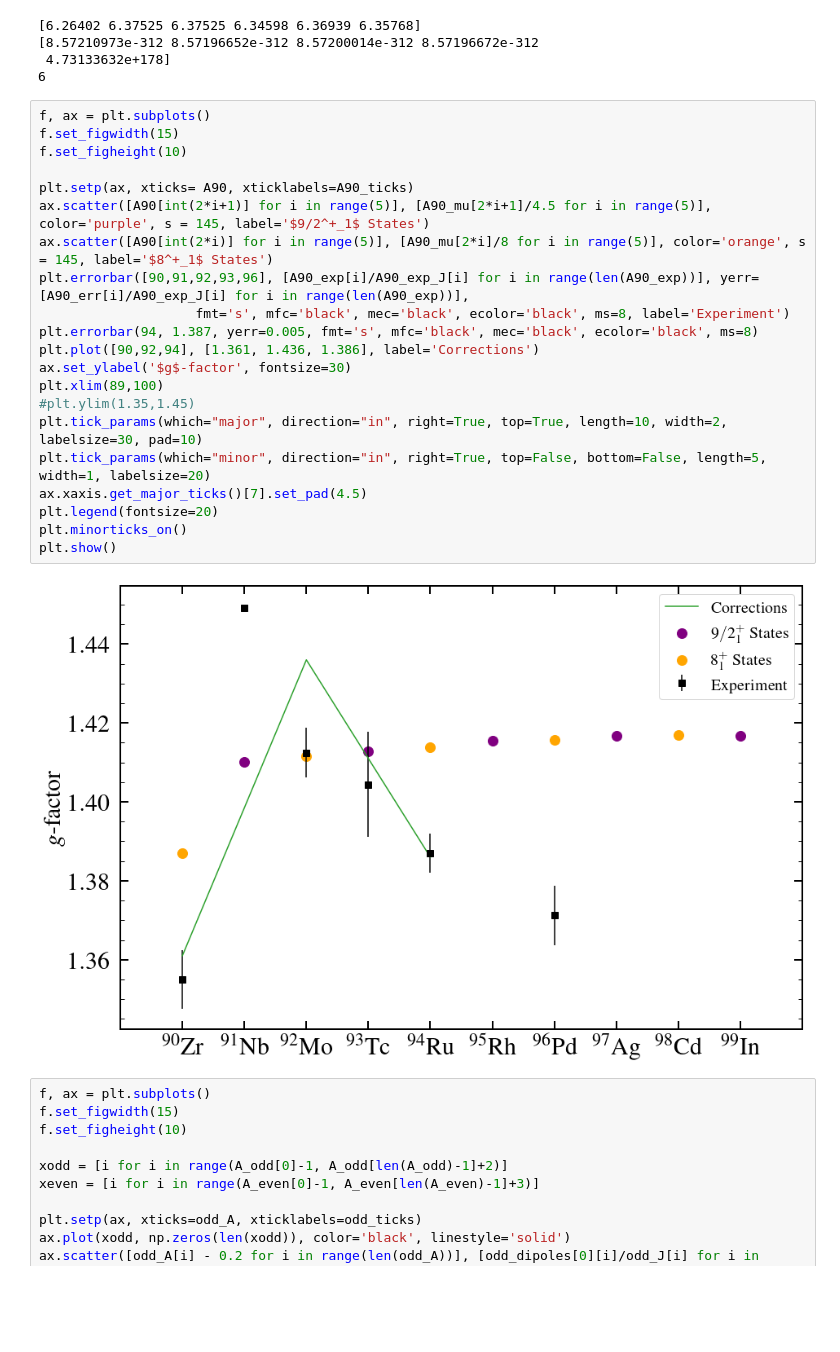
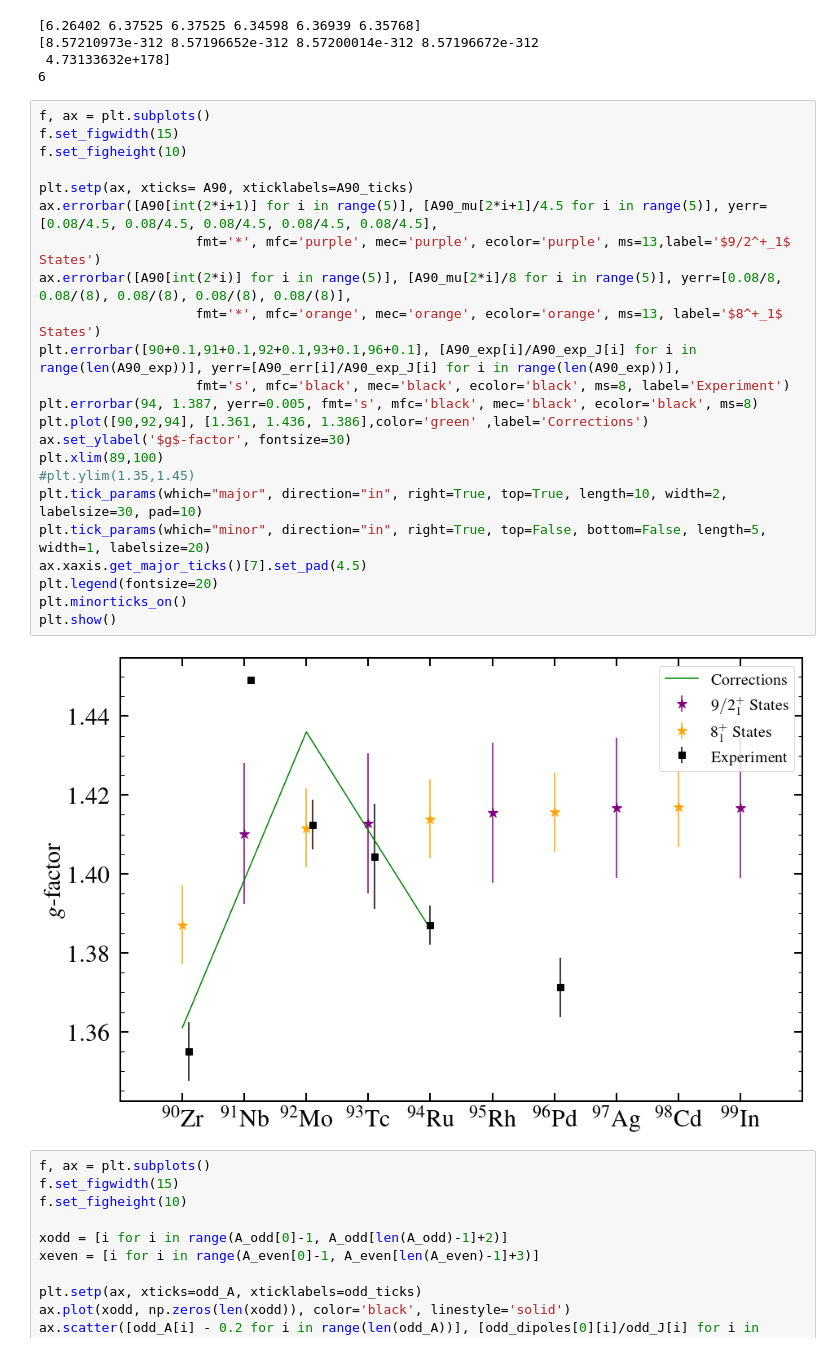
Before and after one commit to JordanPurcell/Research, a Jupyter notebook: plots/EM_properties.ipynb, the cells around one changed output. Saved outputs shown, nothing was run; the diff lists cells and outputs as text; blank space fills up the shorter version.

Commit message:
update gFactors plot
added error bars

```diff
--- a/plots/EM_properties.ipynb
+++ b/plots/EM_properties.ipynb
@@ -253,26 +253,28 @@ A90_err = [0.06, 0.002, 0.05, 0.06, 0.06]
 # %%
 f, ax = plt.subplots()
 f.set_figwidth(15)
 f.set_figheight(10)
 
 plt.setp(ax, xticks= A90, xticklabels=A90_ticks)
-ax.scatter([A90[int(2*i+1)] for i in range(5)], [A90_mu[2*i+1]/4.5 for i in range(5)], color='purple', s = 145, label='$9/2^+_1$ States')
-ax.scatter([A90[int(2*i)] for i in range(5)], [A90_mu[2*i]/8 for i in range(5)], color='orange', s = 145, label='$8^+_1$ States')
-plt.errorbar([90,91,92,93,96], [A90_exp[i]/A90_exp_J[i] for i in range(len(A90_exp))], yerr=[A90_err[i]/A90_exp_J[i] for i in range(len(A90_exp))],
+ax.errorbar([A90[int(2*i+1)] for i in range(5)], [A90_mu[2*i+1]/4.5 for i in range(5)], yerr=[0.08/4.5, 0.08/4.5, 0.08/4.5, 0.08/4.5, 0.08/4.5],
+                    fmt='*', mfc='purple', mec='purple', ecolor='purple', ms=13,label='$9/2^+_1$ States')
+ax.errorbar([A90[int(2*i)] for i in range(5)], [A90_mu[2*i]/8 for i in range(5)], yerr=[0.08/8, 0.08/(8), 0.08/(8), 0.08/(8), 0.08/(8)],
+                    fmt='*', mfc='orange', mec='orange', ecolor='orange', ms=13, label='$8^+_1$ States')
+plt.errorbar([90+0.1,91+0.1,92+0.1,93+0.1,96+0.1], [A90_exp[i]/A90_exp_J[i] for i in range(len(A90_exp))], yerr=[A90_err[i]/A90_exp_J[i] for i in range(len(A90_exp))],
                     fmt='s', mfc='black', mec='black', ecolor='black', ms=8, label='Experiment')
 plt.errorbar(94, 1.387, yerr=0.005, fmt='s', mfc='black', mec='black', ecolor='black', ms=8)
-plt.plot([90,92,94], [1.361, 1.436, 1.386], label='Corrections')
+plt.plot([90,92,94], [1.361, 1.436, 1.386],color='green' ,label='Corrections')
 ax.set_ylabel('$g$-factor', fontsize=30)
 plt.xlim(89,100)
 #plt.ylim(1.35,1.45)
 plt.tick_params(which="major", direction="in", right=True, top=True, length=10, width=2, labelsize=30, pad=10)
 plt.tick_params(which="minor", direction="in", right=True, top=False, bottom=False, length=5, width=1, labelsize=20)
 ax.xaxis.get_major_ticks()[7].set_pad(4.5)
 plt.legend(fontsize=20)
 plt.minorticks_on()
 plt.show()
 # %% [output]
-[figure, old version]
+[figure, new version]
 # %%
 f, ax = plt.subplots()
 f.set_figwidth(15)
```
Also changed, not shown: 1 other file.
